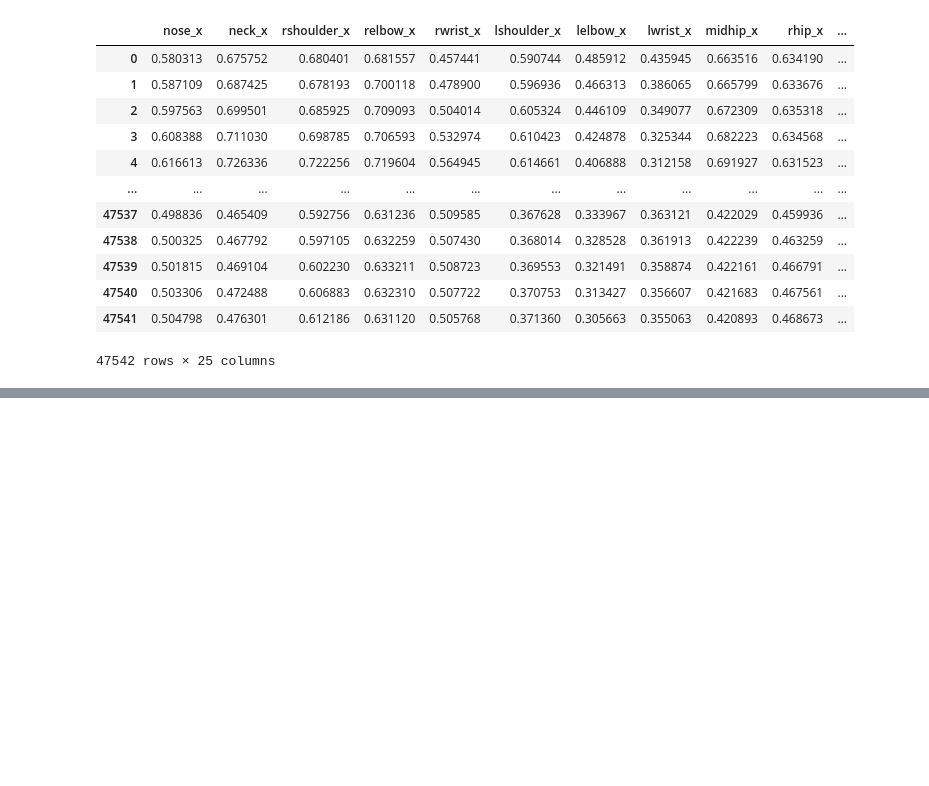
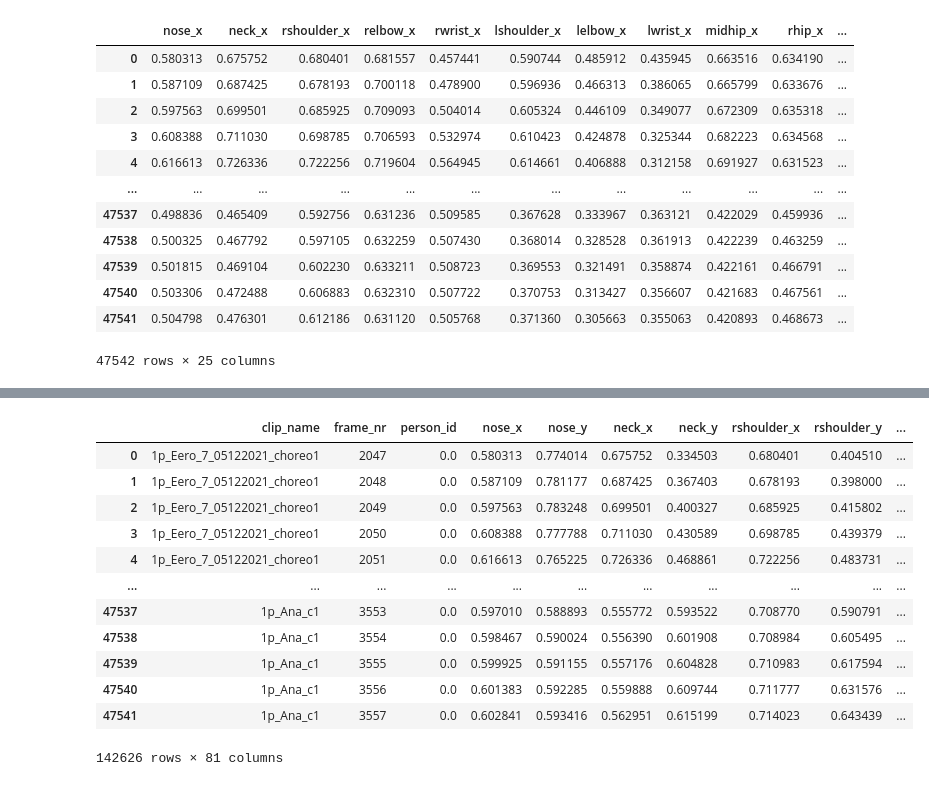
Before and after one commit to eeroolli/SalsaAnnotation, a Jupyter notebook: data/video_augmentation.ipynb, the cells around one changed output, grey strips where cells are left out. Cells and saved outputs as stored; diff of their text form; code cells hidden in the pictures; blank space fills up the shorter version.

```diff
--- a/data/video_augmentation.ipynb
+++ b/data/video_augmentation.ipynb
@@ -350,0 +334,22 @@ df_test_x.describe()
+# %%
+df_original["figure_id"] = df_original['figure_id']
+df_perspective1["figure_id"] = df_perspective1['figure_id'] + 10000
+df_perspective2_xy_norm["figure_id"] = df_perspective2_xy_norm["figure_id"] + 20000
+
+df_augmented = df_perspective1.append(df_perspective2_xy_norm)
+df_augmented = df_augmented.append(df_original)
+df_augmented
+# %% [output]
+|  | clip_name | frame_nr | person_id | nose_x | nose_y | neck_x | neck_y | rshoulder_x | rshoulder_y | ... |
+| 0 | 1p_Eero_7_05122021_choreo1 | 2047 | 0.0 | 0.580313 | 0.774014 | 0.675752 | 0.334503 | 0.680401 | 0.404510 | ... |
+| 1 | 1p_Eero_7_05122021_choreo1 | 2048 | 0.0 | 0.587109 | 0.781177 | 0.687425 | 0.367403 | 0.678193 | 0.398000 | ... |
+| 2 | 1p_Eero_7_05122021_choreo1 | 2049 | 0.0 | 0.597563 | 0.783248 | 0.699501 | 0.400327 | 0.685925 | 0.415802 | ... |
+| 3 | 1p_Eero_7_05122021_choreo1 | 2050 | 0.0 | 0.608388 | 0.777788 | 0.711030 | 0.430589 | 0.698785 | 0.439379 | ... |
+| 4 | 1p_Eero_7_05122021_choreo1 | 2051 | 0.0 | 0.616613 | 0.765225 | 0.726336 | 0.468861 | 0.722256 | 0.483731 | ... |
+| ... | ... | ... | ... | ... | ... | ... | ... | ... | ... | ... |
+| 47537 | 1p_Ana_c1 | 3553 | 0.0 | 0.597010 | 0.588893 | 0.555772 | 0.593522 | 0.708770 | 0.590791 | ... |
+| 47538 | 1p_Ana_c1 | 3554 | 0.0 | 0.598467 | 0.590024 | 0.556390 | 0.601908 | 0.708984 | 0.605495 | ... |
+| 47539 | 1p_Ana_c1 | 3555 | 0.0 | 0.599925 | 0.591155 | 0.557176 | 0.604828 | 0.710983 | 0.617594 | ... |
+| 47540 | 1p_Ana_c1 | 3556 | 0.0 | 0.601383 | 0.592285 | 0.559888 | 0.609744 | 0.711777 | 0.631576 | ... |
+| 47541 | 1p_Ana_c1 | 3557 | 0.0 | 0.602841 | 0.593416 | 0.562951 | 0.615199 | 0.714023 | 0.643439 | ... |
+142626 rows × 81 columns
```
Also changed, not shown: parts of 13 cells of this notebook.
